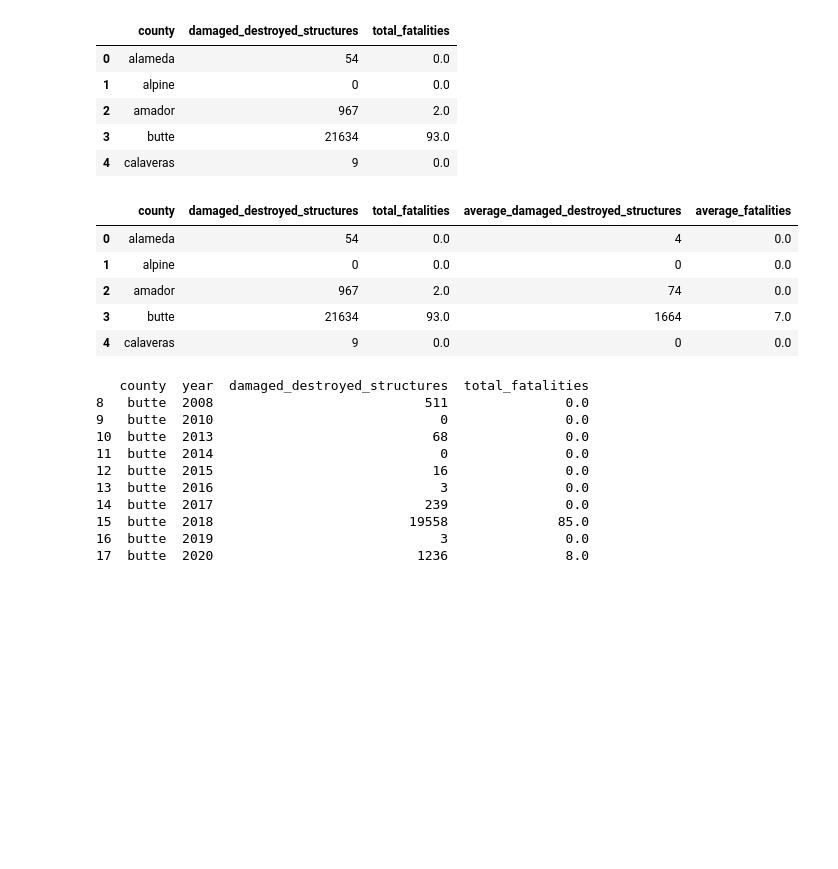
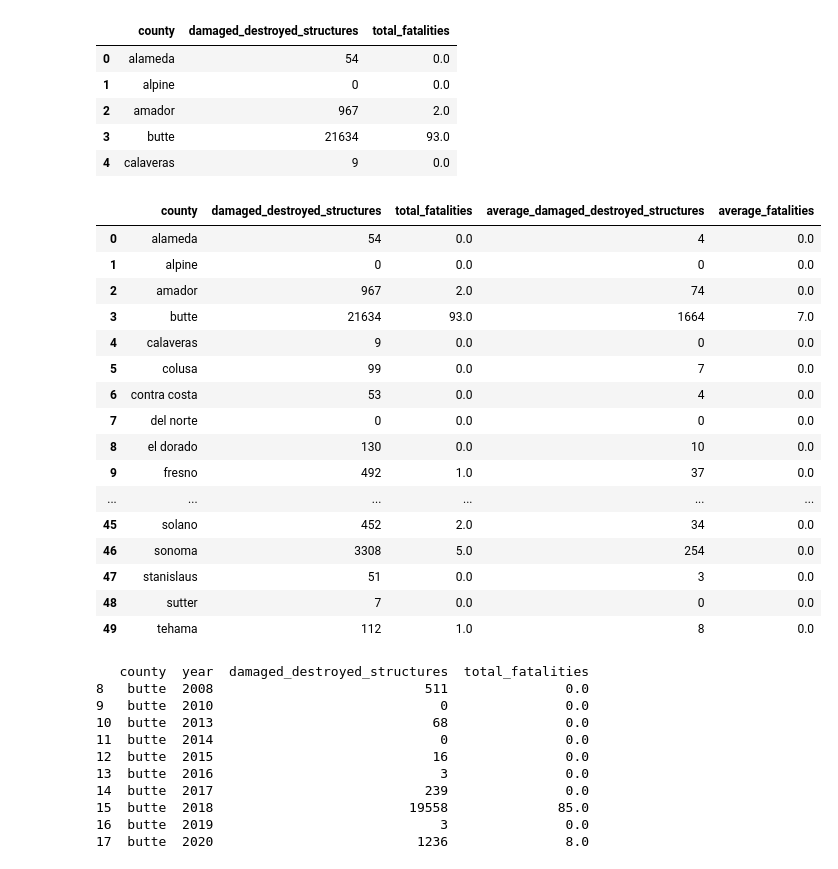
Before and after one commit to Eagle-Rock-Analytics/carb-climate-index, a Jupyter notebook: scripts/data_metric_calc/climate_wildfire_redbooks_loss.ipynb, the cells around one changed output. Cells and saved outputs as stored; diff of their text form; code cells hidden in the pictures; blank space fills up the shorter version.

```diff
--- a/scripts/data_metric_calc/climate_wildfire_redbooks_loss.ipynb
+++ b/scripts/data_metric_calc/climate_wildfire_redbooks_loss.ipynb
@@ -218,14 +235,25 @@ cri_wildfire_loss.head()
 # %%
 cri_wildfire_loss['average_damaged_destroyed_structures'] = cri_wildfire_loss['damaged_destroyed_structures'] // 13
 cri_wildfire_loss['average_fatalities'] = cri_wildfire_loss['total_fatalities'] // 13
-cri_wildfire_loss.head(5)
+cri_wildfire_loss.head(50)
 # %% [output]
 |  | county | damaged_destroyed_structures | total_fatalities | average_damaged_destroyed_structures | average_fatalities |
 | 0 | alameda | 54 | 0.0 | 4 | 0.0 |
 | 1 | alpine | 0 | 0.0 | 0 | 0.0 |
 | 2 | amador | 967 | 2.0 | 74 | 0.0 |
 | 3 | butte | 21634 | 93.0 | 1664 | 7.0 |
 | 4 | calaveras | 9 | 0.0 | 0 | 0.0 |
+| 5 | colusa | 99 | 0.0 | 7 | 0.0 |
+| 6 | contra costa | 53 | 0.0 | 4 | 0.0 |
+| 7 | del norte | 0 | 0.0 | 0 | 0.0 |
+| 8 | el dorado | 130 | 0.0 | 10 | 0.0 |
+| 9 | fresno | 492 | 1.0 | 37 | 0.0 |
+| ... | ... | ... | ... | ... | ... |
+| 45 | solano | 452 | 2.0 | 34 | 0.0 |
+| 46 | sonoma | 3308 | 5.0 | 254 | 0.0 |
+| 47 | stanislaus | 51 | 0.0 | 3 | 0.0 |
+| 48 | sutter | 7 | 0.0 | 0 | 0.0 |
+| 49 | tehama | 112 | 1.0 | 8 | 0.0 |
 # %%
 # checking the total county results by isolated to one county per year
 fact_checking = isolated_cleaned_wildfire_loss.groupby(['county', 'year']).agg({'damaged_destroyed_structures': 'sum', 'total_fatalities': 'sum'}).reset_index()
```
Also changed, not shown: parts of 14 cells of this notebook.
